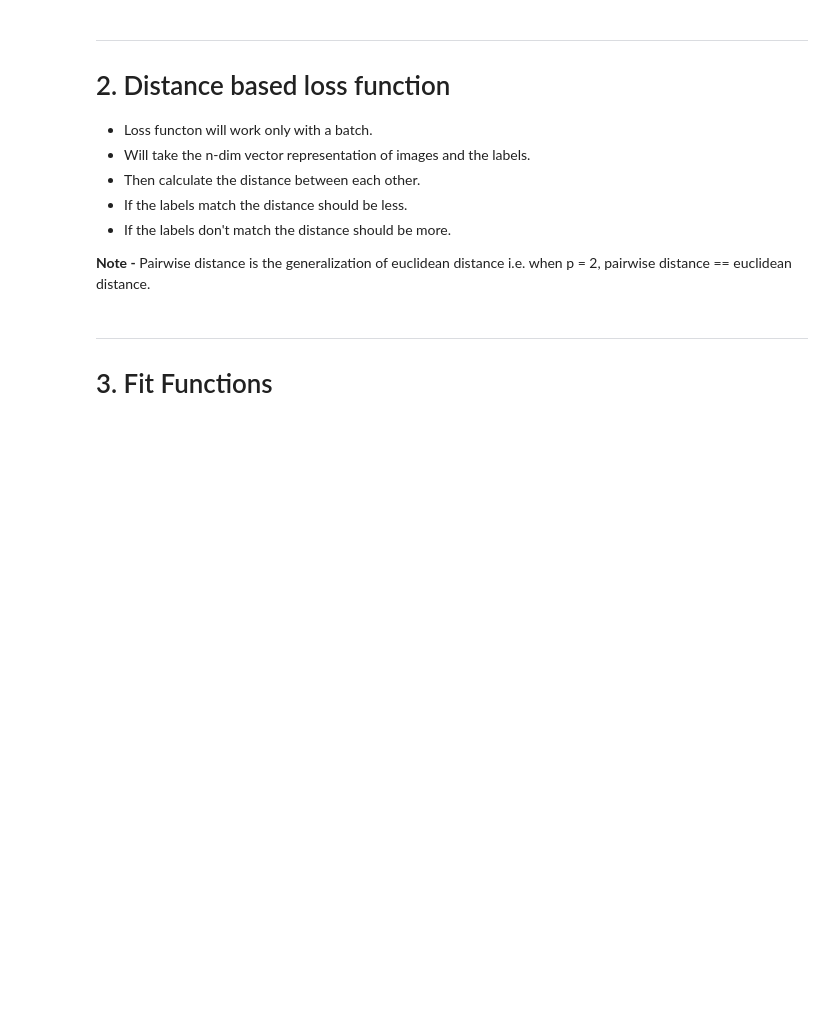
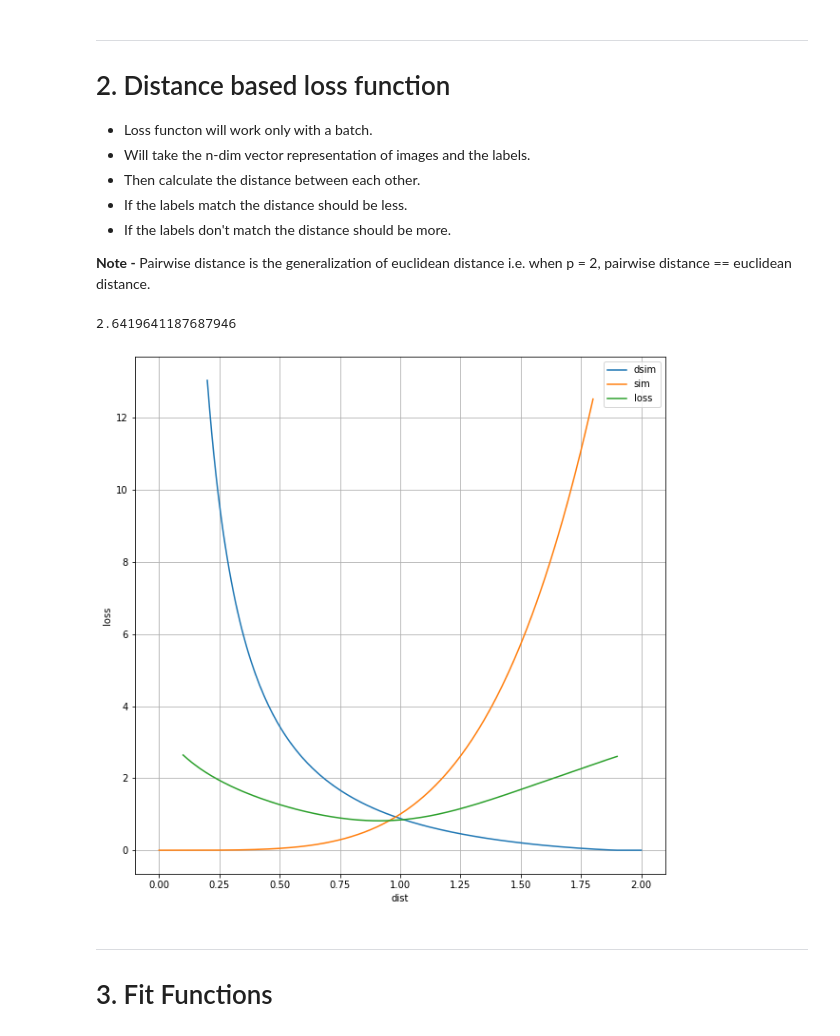
Before and after one commit to 18alantom/identify, a Jupyter notebook: Transfer Learning Experiments Ordered.ipynb, the cells around one changed output. Drawn from its saved outputs; the diff is of its cells as text; code cells hidden in the pictures; blank space fills up the shorter version.

```diff
--- a/Transfer Learning Experiments Ordered.ipynb
+++ b/Transfer Learning Experiments Ordered.ipynb
@@ -141,3 +160,36 @@ class DistLoss:
+# %%
+# Testing the loss function parameters
+def test_params(sim_slink=4.3,dis_thresh=1.9,eps=1.2):
+    c = 200
+
+    s_mi, s_ma = 0, 1.8
+    d_mi, d_ma = 0.2, 2
+    sim = np.linspace(s_mi, s_ma, c)
+    dsm = np.linspace(d_mi, d_ma, c)
+    cen = np.linspace((d_mi+s_mi)/2,(d_ma+s_ma)/2,c)
+
+    max_one = np.vectorize(lambda x: max(0,x))
+
+    sim_loss = sim ** sim_slink
+    dissim_loss = max_one(dis_thresh/dsm-1) ** eps
+    loss = np.log(sim_loss + dissim_loss + 1.)
+
+    plt.figure(figsize=(10,10))
+    plt.plot(dsm,dissim_loss,label="dsim")
+    plt.plot(sim,sim_loss,label="sim")
+    plt.plot(cen, loss, label="loss")
+    plt.xlabel('dist')
+    plt.ylabel('loss')
+    plt.legend()
+    plt.grid()
+
+    print(loss.max())
+    plt.show()
+
+test_params()
+# %% [output]
+2.6419641187687946
+[figure, added]
 # %% [markdown]
 ___
 # 3. Fit Functions
```
Also changed, not shown: parts of 31 cells of this notebook.
